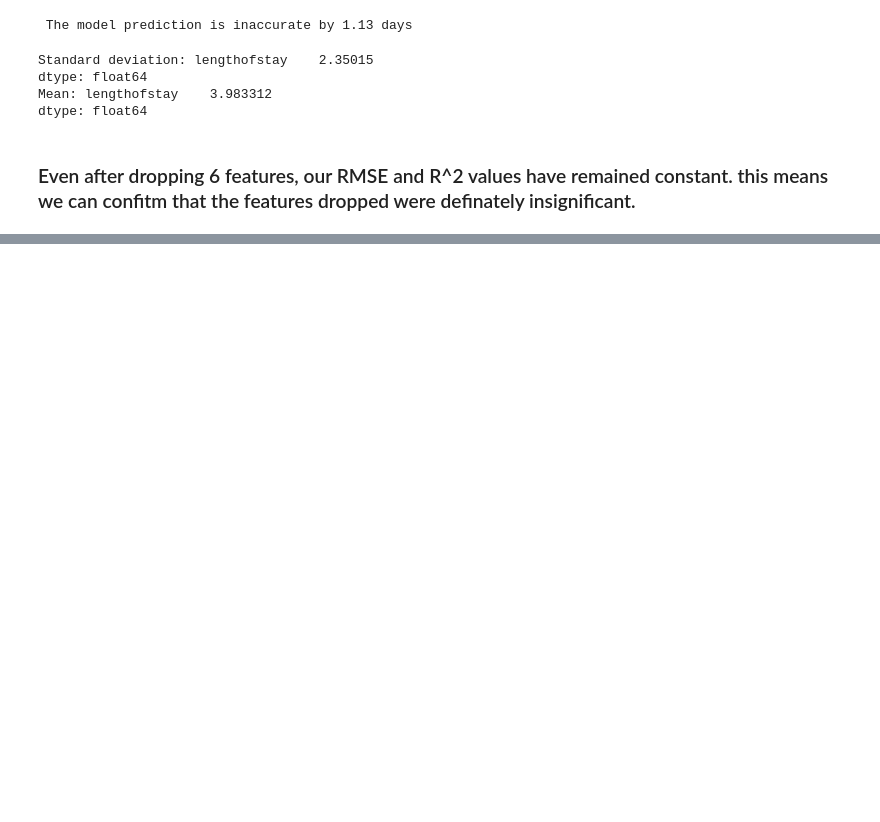
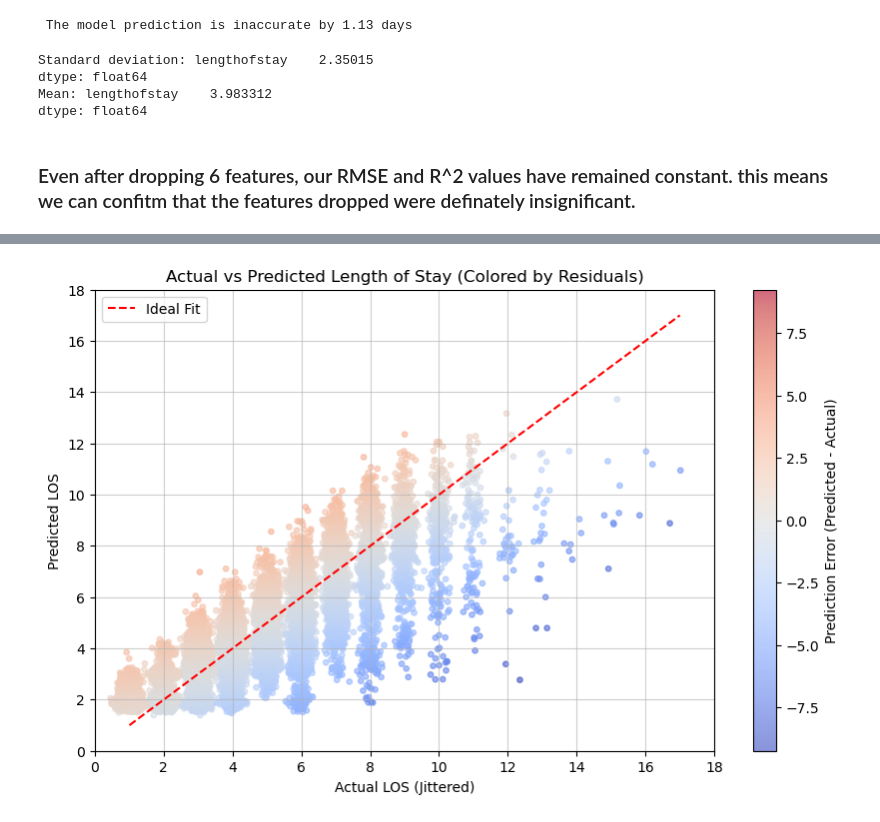
Before and after one commit to Mussab157/hospital-los-prediction, a Jupyter notebook: notebooks/3_modelling.ipynb, the cells around one changed output, grey strips where cells are left out. Drawn from its saved outputs; the diff is of its cells as text; code cells hidden in the pictures; blank space fills up the shorter version.

```diff
--- a/notebooks/3_modelling.ipynb
+++ b/notebooks/3_modelling.ipynb
@@ -174,0 +185,28 @@ dtype: float64
+# %%
+# Calculate residuals (Prediction - Actual)
+residuals = y_prediction_values_v2 - y_test_df['lengthofstay']
+
+# Apply small jitter to actual values for visualization
+jitter = np.random.normal(0, 0.15, size=len(y_test_df))
+x_jittered = y_test_df['lengthofstay'] + jitter
+
+plt.figure(figsize=(10, 6))
+
+scatter = plt.scatter(x_jittered, y_prediction_values_v2, c=residuals, cmap='coolwarm', alpha=0.6, s=15, vmin=-max(abs(residuals)), vmax=max(abs(residuals)))
+min_val = min(y_test_df['lengthofstay'].min(), y_prediction_values_v2.min())
+max_val = max(y_test_df['lengthofstay'].max(), y_prediction_values_v2.max())
+plt.plot([min_val, max_val], [min_val, max_val], color='red', linestyle='--', label='Ideal Fit')
+
+cbar = plt.colorbar(scatter)
+cbar.set_label('Prediction Error (Predicted - Actual)')
+
+plt.title('Actual vs Predicted Length of Stay (Colored by Residuals)')
+plt.xlabel('Actual LOS (Jittered)')
+plt.ylabel('Predicted LOS')
+plt.xlim(min_val - 1, max_val + 1)
+plt.ylim(min_val - 1, max_val + 1)
+plt.grid(True, linestyle='-', alpha=0.6)
+plt.legend()
+plt.show()
+# %% [output]
+[figure, added]
```
Also changed, not shown: parts of 4 cells of this notebook, 1 other file.
